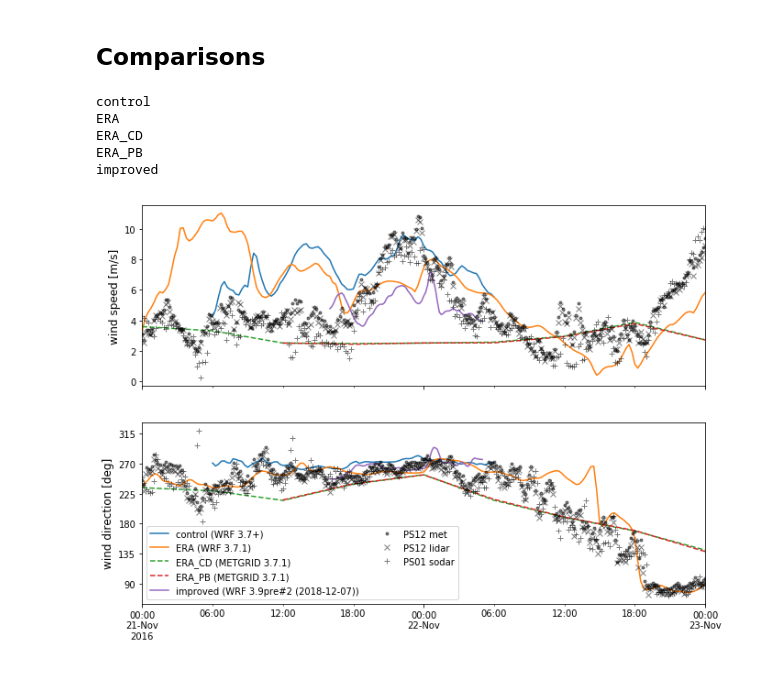
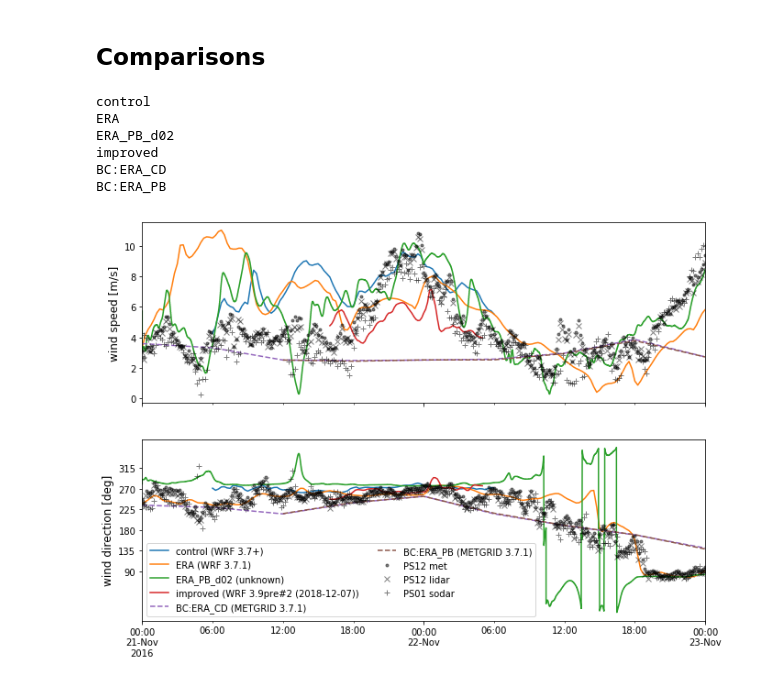
Before and after one commit to ewquon/analysis, a Jupyter notebook: mmc/compare_WRF_Nov21.ipynb, the cells around one changed output. Saved outputs shown, nothing was run; the diff lists cells and outputs as text; code cells hidden in the pictures.

```diff
--- a/mmc/compare_WRF_Nov21.ipynb
+++ b/mmc/compare_WRF_Nov21.ipynb
@@ -64,7 +77,7 @@ def read_wrf_snapshot(fname,
     Default probe location is the WFIP2 PS12 met mast
     """
     if verbose:
-        print('Reading WRF snapshot '+fname)
+        print('Reading WRF snapshot',fname)
     nc = Dataset(fname)
     Times = nc.variables['Times'][:][0,:]
     tstr = ''.join(Times.astype(str))
@@ -92,7 +105,8 @@ def read_wrf_snapshot(fname,
     assert(np.all(W.shape == (Nlevels+1,Nlat,Nlon))) # staggered in Z
     U = 0.5*(U[:,:,1:] + U[:,:,:-1])
     V = 0.5*(V[:,1:,:] + V[:,:-1,:])
-    WS = np.sqrt(U*U + V*V)
+    #WS = np.sqrt(U*U + V*V)
+    WS = np.sqrt(U*U + V*V + W*W)
     WD = 180./np.pi * np.arctan2(-U,-V)
     WD[WD < 0] += 360.
 
@@ -104,8 +118,7 @@ def read_wrf_snapshot(fname,
     Wprobe = np.interp(heights,zstag[:,i,j],W[:,i,j])
 
     # construct dataframe
-    df = pd.DataFrame(data={'height':heights,'speed':WSprobe,'direction':WDprobe,'vert':Wprobe})
-    df['datetime'] = t
+    df = pd.DataFrame(data={'datetime':t,'height':heights,'speed':WSprobe,'direction':WDprobe,'vert':Wprobe})
 
     return df.set_index('datetime')
 # %%
@@ -115,7 +128,7 @@ def read_reanalysis_data(fname,
                          verbose=True):
     """Read reanalysis data used for WRF BC/ICs"""
     if verbose:
-        print('Reading reanalysis snapshot '+fname)
+        print('Reading reanalysis snapshot',fname)
     nc = Dataset(fname)
     Times = nc.variables['Times'][:][0,:]
     tstr = ''.join(Times.astype(str))
@@ -153,7 +166,6 @@ def read_reanalysis_data(fname,
 #     print(WS[:5,i,j])
 
     # construct dataframe
-    df = pd.DataFrame(data={'height':heights,'speed':WSprobe,'direction':WDprobe})
-    df['datetime'] = t
+    df = pd.DataFrame(data={'datetime':t,'height':heights,'speed':WSprobe,'direction':WDprobe})
 
     return df.set_index('datetime')
@@ -192,12 +245,15 @@ for case,solndir in dpath.items():
         print('Reading',outfile)
         wrf[case] = pd.read_csv(outfile,parse_dates=['datetime']).set_index('datetime')
     else:
-        if prefix[case].startswith('wrfout'):
+        if datatype[case] == 'wrfout':
             wrf[case] = read_dir(solndir,reader=read_wrf_snapshot,
                                  file_filter=prefix[case]+'*',ext='00')
-        elif prefix[case].startswith('met_em'):
+        elif datatype[case] == 'met_em':
             wrf[case] = read_dir(solndir,reader=read_reanalysis_data,
                                  file_filter=prefix[case]+'*',ext='.nc')
+        elif datatype[case] == 'tslist':
+            fname = os.path.join(solndir,prefix[case]+'.nc')
+            wrf[case] = read_tslist_nc(fname,datetime_range=(tstart,tend))
         print('Writing',outfile)
         wrf[case].to_csv(outfile)
 # %% [output]
@@ -274,37 +331,39 @@ fig,ax = plt.subplots(nrows=2,sharex=True,figsize=(11,8))
 
 for case,data in wrf.items():
     print(case)
-    if prefix[case].startswith('wrfout'):
+    if datatype[case] == 'wrfout':
         ls = '-'
         #label = case
-    elif prefix[case].startswith('met_em'):
+    elif datatype[case] == 'met_em':
         ls = '--'
         #label = case + ' (BC)'
+    elif datatype[case] == 'tslist':
+        ls = '-'
     label = '{:s} ({:s})'.format(case,version[case])
     wspd = data.loc[data['height']==80,'speed']
     wdir = data.loc[data['height']==80,'direction']
     wspd.plot(ax=ax[0],ls=ls,label=label)
     wdir.plot(ax=ax[1],ls=ls,label=label)
 
 met80['wind_speed'].plot(ax=ax[0],color='k',ls='none',marker='.',alpha=0.5,label='PS12 met')
 lidar80['speed'].plot(ax=ax[0],color='k',ls='none',marker='x',alpha=0.5,label='PS12 lidar')
 sodar80['speed'].plot(ax=ax[0],color='k',ls='none',marker='+',alpha=0.5,label='PS01 sodar')
 met80['wind_direction'].plot(ax=ax[1],color='k',ls='none',marker='.',alpha=0.5,label='PS12 met')
 lidar80['direction'].plot(ax=ax[1],color='k',ls='none',marker='x',alpha=0.5,label='PS12 lidar')
 sodar80['direction'].plot(ax=ax[1],color='k',ls='none',marker='+',alpha=0.5,label='PS01 sodar')
 
 ax[-1].set_xlim((tstart,tend))
 ax[-1].set_xlabel('')
 ax[0].set_ylabel('wind speed [m/s]',fontsize='large')
 ax[1].set_ylabel('wind direction [deg]',fontsize='large')
 ax[1].set_yticks(np.arange(90,316,45))
-ax[1].plot(tstart,270,ls='none',label=' ') # silly workaround to shift legend item
 ax[1].legend(ncol=2)
 fig.savefig('figures/wfip2_models_2016-11-21.png',dpi=150,bbox_inches='tight')
 # %% [output]
 control
 ERA
-ERA_CD
-ERA_PB
+ERA_PB_d02
 improved
+BC:ERA_CD
+BC:ERA_PB
-[figure, old version]
+[figure, new version]
```
Also changed, not shown: parts of 6 cells of this notebook.
